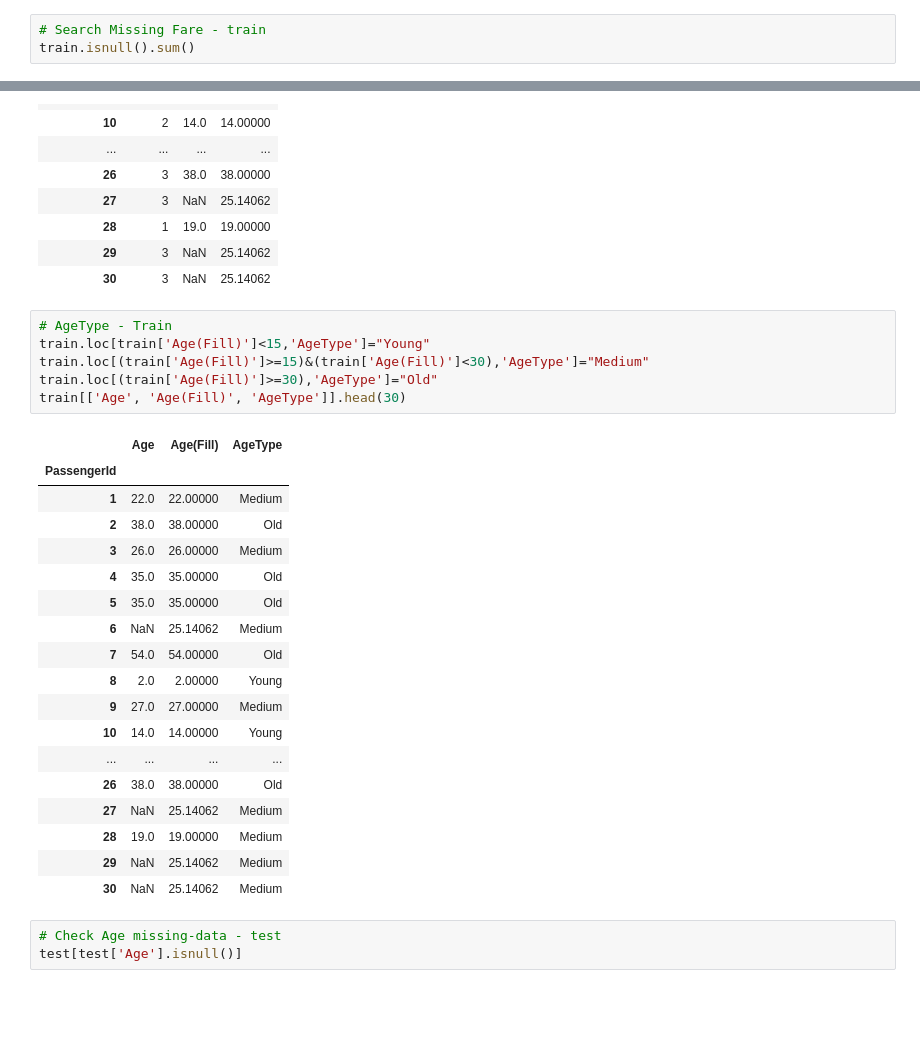
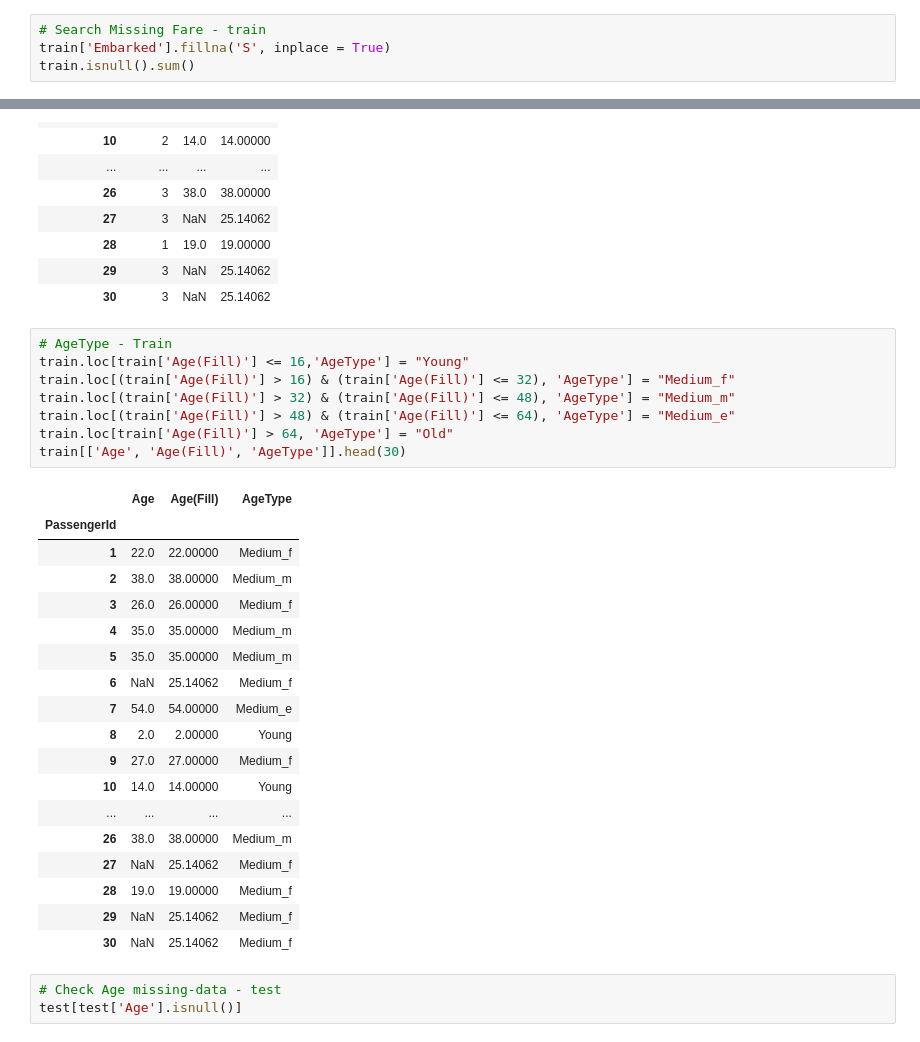
Before and after one commit to neoplane/Class101_DS_School, a Jupyter notebook: Chapter4_Assignment.ipynb, the cells around one changed output, grey strips where cells are left out. Drawn from its saved outputs; the diff is of its cells as text; blank space fills up the shorter version.

```diff
--- a/Chapter4_Assignment.ipynb
+++ b/Chapter4_Assignment.ipynb
@@ -80,6 +80,7 @@ test[['Sex', 'Sex_Encoded']].head()
 **Fill Missing Fare - Test -**
 # %%
 # Search Missing Fare - train
+train['Embarked'].fillna('S', inplace = True)
 train.isnull().sum()
 # %% [output]
 Survived         0
@@ -245,29 +246,31 @@ train[['Pclass', 'Age', 'Age(Fill)']].head(30)
 | 30 | 3 | NaN | 25.14062 |
 # %%
 # AgeType - Train
-train.loc[train['Age(Fill)']<15,'AgeType']="Young"
-train.loc[(train['Age(Fill)']>=15)&(train['Age(Fill)']<30),'AgeType']="Medium"
-train.loc[(train['Age(Fill)']>=30),'AgeType']="Old"
+train.loc[train['Age(Fill)'] <= 16,'AgeType'] = "Young"
+train.loc[(train['Age(Fill)'] > 16) & (train['Age(Fill)'] <= 32), 'AgeType'] = "Medium_f"
+train.loc[(train['Age(Fill)'] > 32) & (train['Age(Fill)'] <= 48), 'AgeType'] = "Medium_m"
+train.loc[(train['Age(Fill)'] > 48) & (train['Age(Fill)'] <= 64), 'AgeType'] = "Medium_e"
+train.loc[train['Age(Fill)'] > 64, 'AgeType'] = "Old"
 train[['Age', 'Age(Fill)', 'AgeType']].head(30)
 # %% [output]
 |  | Age | Age(Fill) | AgeType |
 | PassengerId |  |  |  |
-| 1 | 22.0 | 22.00000 | Medium |
-| 2 | 38.0 | 38.00000 | Old |
-| 3 | 26.0 | 26.00000 | Medium |
-| 4 | 35.0 | 35.00000 | Old |
-| 5 | 35.0 | 35.00000 | Old |
-| 6 | NaN | 25.14062 | Medium |
-| 7 | 54.0 | 54.00000 | Old |
+| 1 | 22.0 | 22.00000 | Medium_f |
+| 2 | 38.0 | 38.00000 | Medium_m |
+| 3 | 26.0 | 26.00000 | Medium_f |
+| 4 | 35.0 | 35.00000 | Medium_m |
+| 5 | 35.0 | 35.00000 | Medium_m |
+| 6 | NaN | 25.14062 | Medium_f |
+| 7 | 54.0 | 54.00000 | Medium_e |
 | 8 | 2.0 | 2.00000 | Young |
-| 9 | 27.0 | 27.00000 | Medium |
+| 9 | 27.0 | 27.00000 | Medium_f |
 | 10 | 14.0 | 14.00000 | Young |
 | ... | ... | ... | ... |
-| 26 | 38.0 | 38.00000 | Old |
-| 27 | NaN | 25.14062 | Medium |
-| 28 | 19.0 | 19.00000 | Medium |
-| 29 | NaN | 25.14062 | Medium |
-| 30 | NaN | 25.14062 | Medium |
+| 26 | 38.0 | 38.00000 | Medium_m |
+| 27 | NaN | 25.14062 | Medium_f |
+| 28 | 19.0 | 19.00000 | Medium_f |
+| 29 | NaN | 25.14062 | Medium_f |
+| 30 | NaN | 25.14062 | Medium_f |
 # %%
 # Check Age missing-data - test
 test[test['Age'].isnull()]
```
Also changed, not shown: parts of 14 cells of this notebook.
